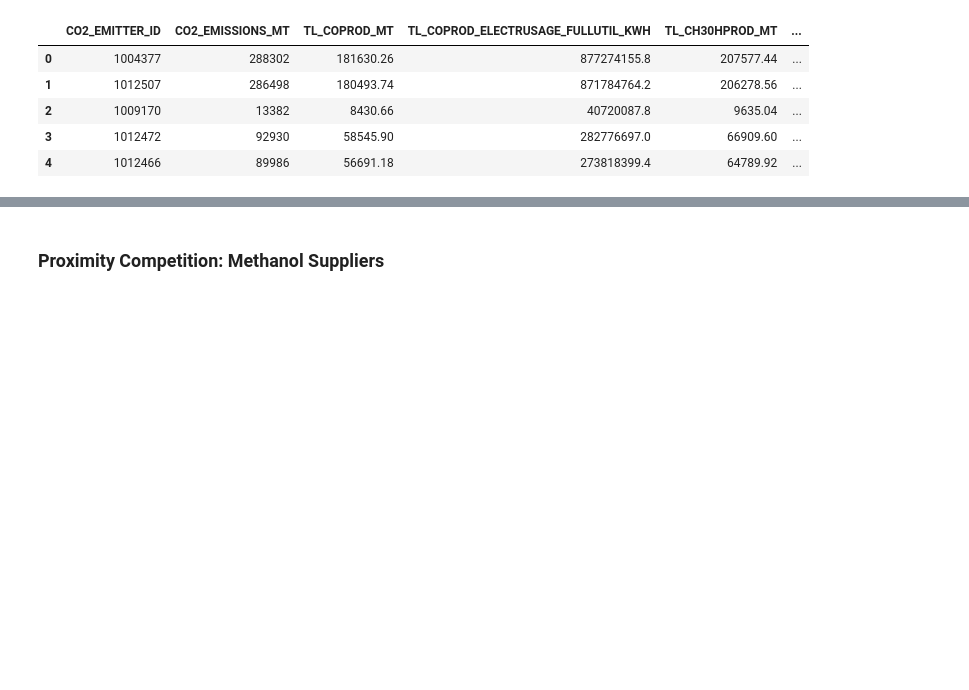
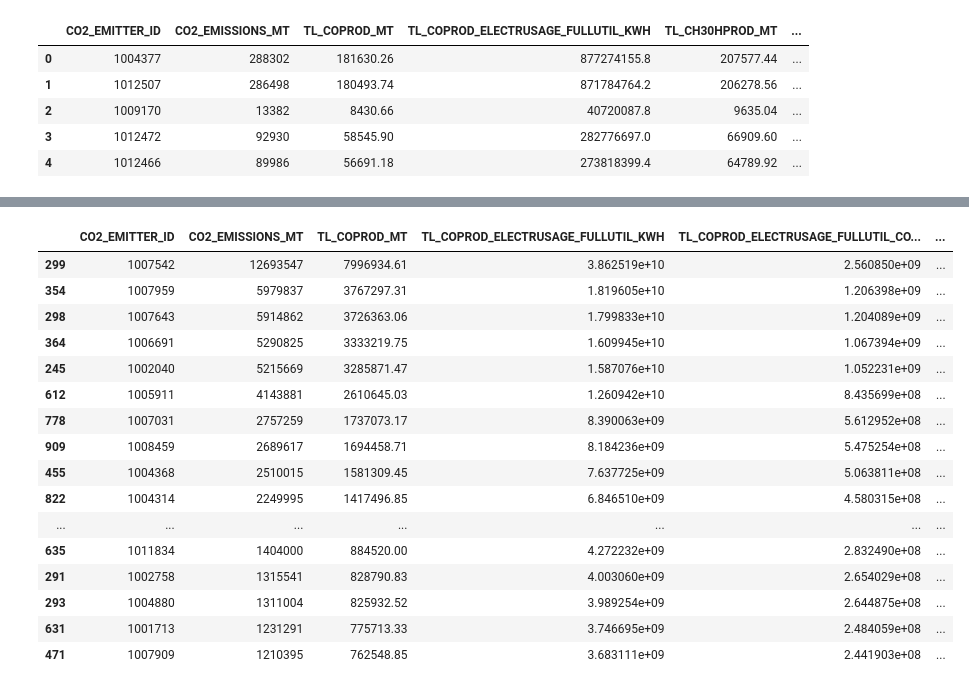
Before and after one commit to andi-halim/co2-electrolysis-facility-selection, a Jupyter notebook: 1-analysis.ipynb, the cells around one changed output, grey strips where cells are left out. Drawn from its saved outputs; the diff is of its cells as text; code cells hidden in the pictures; blank space fills up the shorter version.

```diff
--- a/1-analysis.ipynb
+++ b/1-analysis.ipynb
@@ -244,5 +245,3 @@ candidates.insert(6, "TL_COPROD_FULLUTIL_REVENUE_USD", candidates["TL_COPROD_MT"
 candidates.insert(7, "TL_COPROD_FULLUTIL_PROFIT_MARGIN_USD", candidates["TL_COPROD_FULLUTIL_REVENUE_USD"] - candidates["TL_COPROD_ELECTRUSAGE_FULLUTIL_COST_USD"])
 candidates.insert(11, "TL_CH30HPROD_FULLUTIL_REVENUE_USD", candidates["TL_CH30HPROD_MT"] * CH30H_MT_PRICE_USD)
 candidates.insert(12, "TL_CH30HPROD_FULLUTIL_PROFIT_MARGIN_USD", candidates["TL_CH30HPROD_FULLUTIL_REVENUE_USD"] - candidates["TL_CH30HPROD_ELECTRUSAGE_FULLUTIL_COST_USD"])
-# %% [markdown]
-### Proximity Competition: Methanol Suppliers
@@ -248,0 +269,21 @@ candidates.insert(12, "TL_CH30HPROD_FULLUTIL_PROFIT_MARGIN_USD", candidates["TL_
+# %%
+final_50_candidates = final_candidates.head(50)
+final_candidates.head(20)
+# %% [output]
+|  | CO2_EMITTER_ID | CO2_EMISSIONS_MT | TL_COPROD_MT | TL_COPROD_ELECTRUSAGE_FULLUTIL_KWH | TL_COPROD_ELECTRUSAGE_FULLUTIL_CO... | ... |
+| 299 | 1007542 | 12693547 | 7996934.61 | 3.862519e+10 | 2.560850e+09 | ... |
+| 354 | 1007959 | 5979837 | 3767297.31 | 1.819605e+10 | 1.206398e+09 | ... |
+| 298 | 1007643 | 5914862 | 3726363.06 | 1.799833e+10 | 1.204089e+09 | ... |
+| 364 | 1006691 | 5290825 | 3333219.75 | 1.609945e+10 | 1.067394e+09 | ... |
+| 245 | 1002040 | 5215669 | 3285871.47 | 1.587076e+10 | 1.052231e+09 | ... |
+| 612 | 1005911 | 4143881 | 2610645.03 | 1.260942e+10 | 8.435699e+08 | ... |
+| 778 | 1007031 | 2757259 | 1737073.17 | 8.390063e+09 | 5.612952e+08 | ... |
+| 909 | 1008459 | 2689617 | 1694458.71 | 8.184236e+09 | 5.475254e+08 | ... |
+| 455 | 1004368 | 2510015 | 1581309.45 | 7.637725e+09 | 5.063811e+08 | ... |
+| 822 | 1004314 | 2249995 | 1417496.85 | 6.846510e+09 | 4.580315e+08 | ... |
+| ... | ... | ... | ... | ... | ... | ... |
+| 635 | 1011834 | 1404000 | 884520.00 | 4.272232e+09 | 2.832490e+08 | ... |
+| 291 | 1002758 | 1315541 | 828790.83 | 4.003060e+09 | 2.654029e+08 | ... |
+| 293 | 1004880 | 1311004 | 825932.52 | 3.989254e+09 | 2.644875e+08 | ... |
+| 631 | 1001713 | 1231291 | 775713.33 | 3.746695e+09 | 2.484059e+08 | ... |
+| 471 | 1007909 | 1210395 | 762548.85 | 3.683111e+09 | 2.441903e+08 | ... |
```
Also changed, not shown: parts of 12 cells of this notebook.
